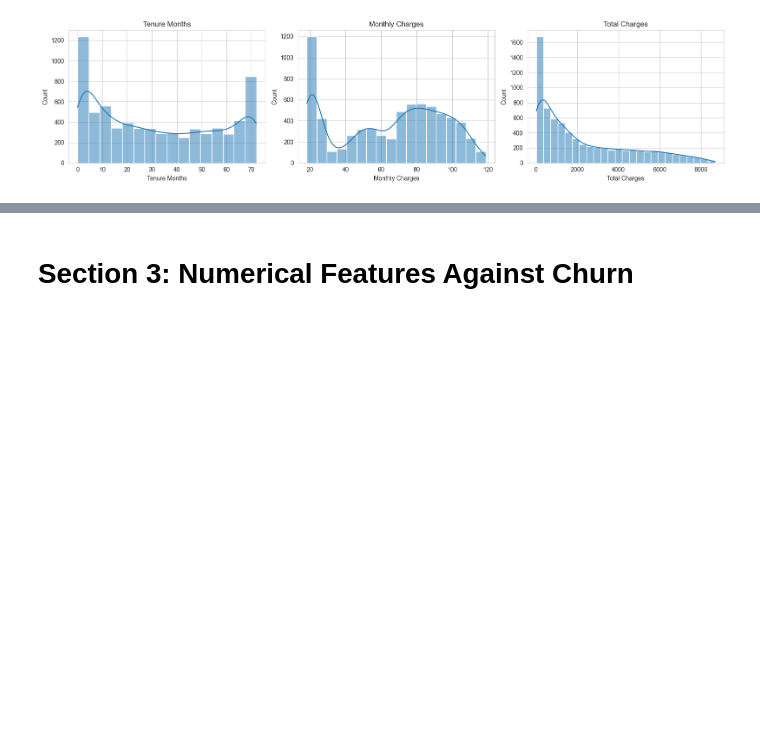
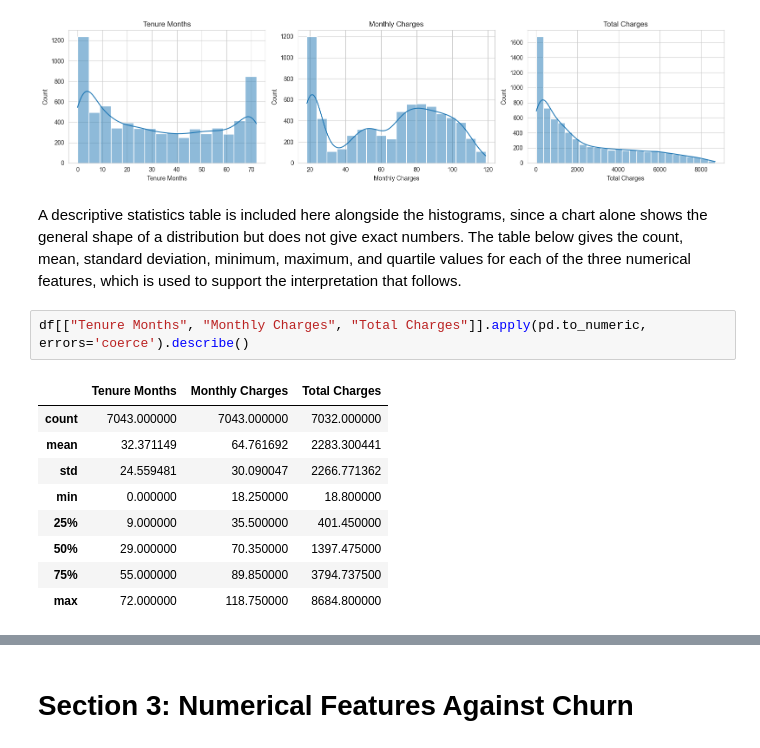
Before and after one commit to ST10294145/Customer-Churn-Data-Analysis, a Jupyter notebook: churn_data.ipynb, the cells around one changed output, grey strips where cells are left out. Cells and saved outputs as stored; diff of their text form; blank space fills up the shorter version.

```diff
--- a/churn_data.ipynb
+++ b/churn_data.ipynb
@@ -172,5 +174,19 @@ plt.savefig("Diagrams/numerical_distributions.png", dpi=150, bbox_inches='tight'
 plt.show()
 # %% [output]
 [figure]
+# %% [markdown]
+A descriptive statistics table is included here alongside the histograms, since a chart alone shows the general shape of a distribution but does not give exact numbers. The table below gives the count, mean, standard deviation, minimum, maximum, and quartile values for each of the three numerical features, which is used to support the interpretation that follows.
+# %%
+df[["Tenure Months", "Monthly Charges", "Total Charges"]].apply(pd.to_numeric, errors='coerce').describe()
+# %% [output]
+|  | Tenure Months | Monthly Charges | Total Charges |
+| count | 7043.000000 | 7043.000000 | 7032.000000 |
+| mean | 32.371149 | 64.761692 | 2283.300441 |
+| std | 24.559481 | 30.090047 | 2266.771362 |
+| min | 0.000000 | 18.250000 | 18.800000 |
+| 25% | 9.000000 | 35.500000 | 401.450000 |
+| 50% | 29.000000 | 70.350000 | 1397.475000 |
+| 75% | 55.000000 | 89.850000 | 3794.737500 |
+| max | 72.000000 | 118.750000 | 8684.800000 |
 # %% [markdown]
 ## Interpretation:
```
Also changed, not shown: parts of 14 cells of this notebook.
